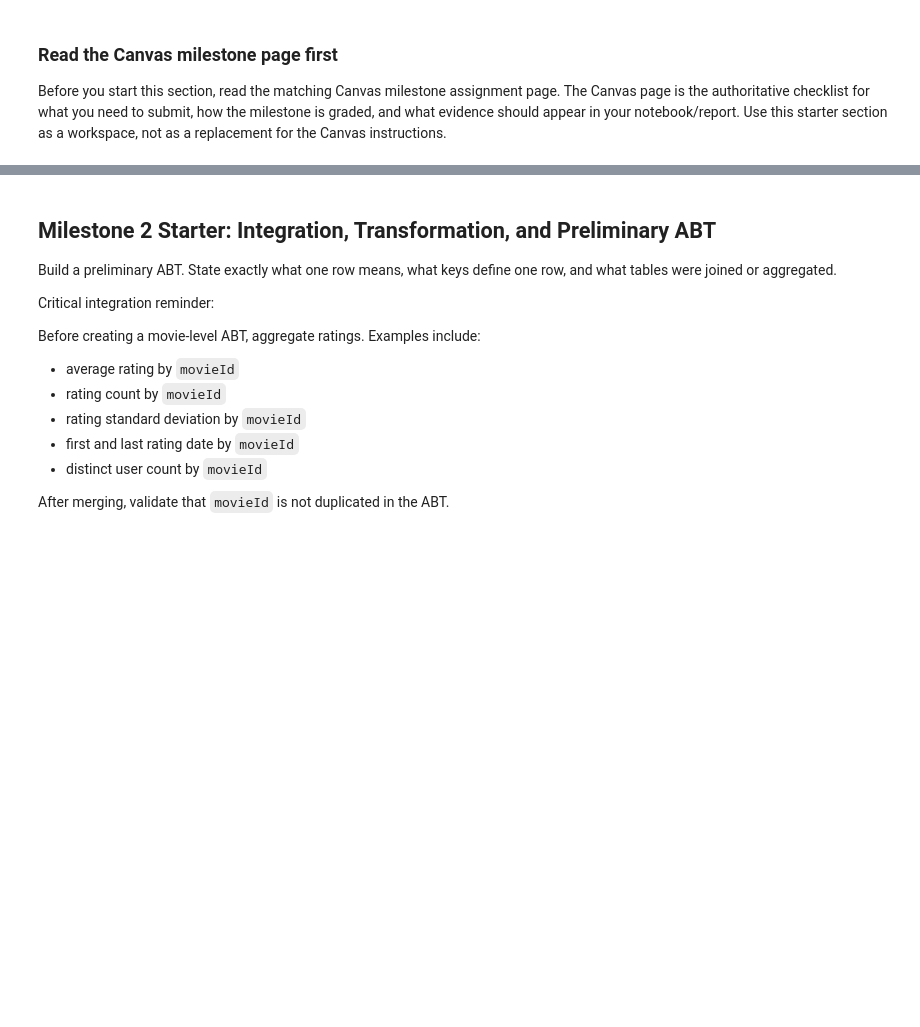
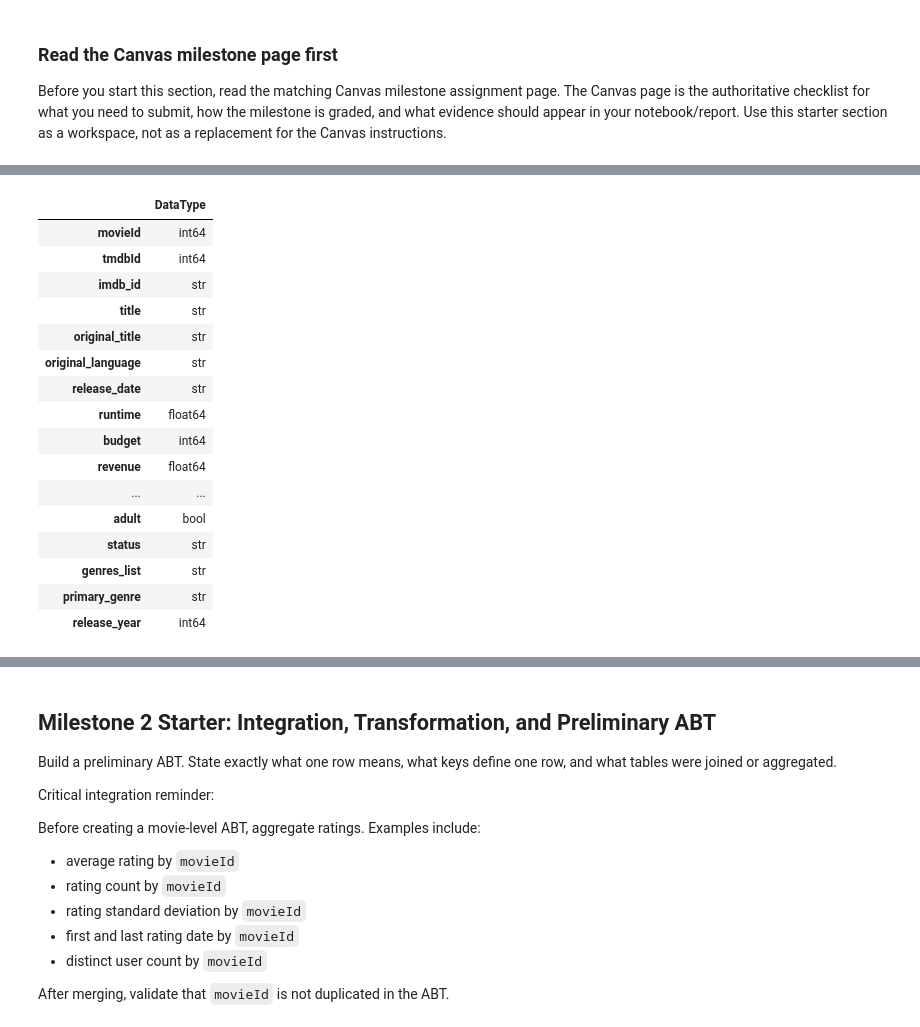
Before and after one commit to destinyu2003-lab/ban6003-project-option-1-movies-destiny-ubaha, a Jupyter notebook: notebooks/movies_project_starter.ipynb, the cells around one changed output, grey strips where cells are left out. Cells and saved outputs as stored; diff of their text form; code cells hidden in the pictures; blank space fills up the shorter version.

```diff
--- a/notebooks/movies_project_starter.ipynb
+++ b/notebooks/movies_project_starter.ipynb
@@ -171,3 +177,72 @@ Use this cell to draft the narrative required by the Canvas Milestone 1 page.
 # Milestone 1 code workspace
 # Add your additional profiling checks here.
 # Examples: missingness by important columns, duplicate key checks, suspicious value checks.
+
+import pandas as pd
+
+# 1. Dataset Description & Source Documentation
+print("--- 1. DATASET DESCRIPTION ---")
+print("Dataset: The Movies Dataset / MovieLens ratings")
+print("Source: Kaggle / Course Provided Data")
+print("Description: Contains metadata for over 9,000 movies including genres, budgets, revenues, cast/crew, and user ratings.")
+print("\n" + "="*50 + "\n")
+
+# 2. List of Raw Files/Tables and Basic Shapes
+print("--- 2 & 3. RAW TABLES, ROW & COLUMN COUNTS ---")
+table_dict = {
+    "movies": movies,
+    "ratings": ratings,
+    "links": links,
+    "credits": credits,
+    "keywords": keywords
+}
+
+summary_list = []
+for name, df in table_dict.items():
+    summary_list.append({
+        "Table": name,
+        "Rows": df.shape[0],
+        "Columns": df.shape[1],
+        "Duplicate Rows": df.duplicated().sum()
+    })
+
+summary_df = pd.DataFrame(summary_list)
+display(summary_df)
+print("\n" + "="*50 + "\n")
+
+# 4. Data Types
+print("--- 4. DATA TYPES SUMMARY ---")
+for name, df in table_dict.items():
+    print(f"\n--- {name.upper()} Data Types ---")
+    display(pd.DataFrame(df.dtypes, columns=["DataType"]))
+
+print("\n" + "="*50 + "\n")
+
+# 5. Missing Values
+print("--- 5. MISSING VALUES PER TABLE ---")
+for name, df in table_dict.items():
+    missing = df.isnull().sum()
+    missing_pct = (missing / len(df)) * 100
+    miss_df = pd.DataFrame({"Missing Count": missing, "Missing %": missing_pct})
+    print(f"\nMissing Values in {name}:")
+    display(miss_df[miss_df["Missing Count"] > 0])
+
+print("\n" + "="*50 + "\n")
+
+# 6. Duplicate Keys
+print("--- 6. DUPLICATE KEYS CHECK ---")
+print(f"Movies duplicates on movieId: {movies['movieId'].duplicated().sum()}")
+print(f"Movies duplicates on tmdbId: {movies['tmdbId'].duplicated().sum()}")
+print(f"Credits duplicates on tmdbId: {credits['tmdbId'].duplicated().sum()}")
+print(f"Keywords duplicates on tmdbId: {keywords['tmdbId'].duplicated().sum()}")
+print(f"Ratings duplicates on userId + movieId: {ratings.duplicated(subset=['userId', 'movieId']).sum()}")
+
+print("\n" + "="*50 + "\n")
+
+# 7. Suspicious, Impossible, or Confusing Values
+print("--- 7. SUSPICIOUS OR IMPOSSIBLE VALUES ---")
+print("Movies with Budget <= 0:", (movies['budget'] <= 0).sum())
+print("Movies with Revenue <= 0:", (movies['revenue'] <= 0).sum())
+print("Movies with Runtime <= 0:", (movies['runtime'] <= 0).sum())
+print("Ratings outside 0.5 to 5.0 range:", ((ratings['rating'] < 0.5) | (ratings['rating'] > 5.0)).sum())
+# %% [output]
@@ -173,0 +268,17 @@ Use this cell to draft the narrative required by the Canvas Milestone 1 page.
+|  | DataType |
+| movieId | int64 |
+| tmdbId | int64 |
+| imdb_id | str |
+| title | str |
+| original_title | str |
+| original_language | str |
+| release_date | str |
+| runtime | float64 |
+| budget | int64 |
+| revenue | float64 |
+| ... | ... |
+| adult | bool |
+| status | str |
+| genres_list | str |
+| primary_genre | str |
+| release_year | int64 |
```
Also changed, not shown: parts of 3 cells of this notebook.
